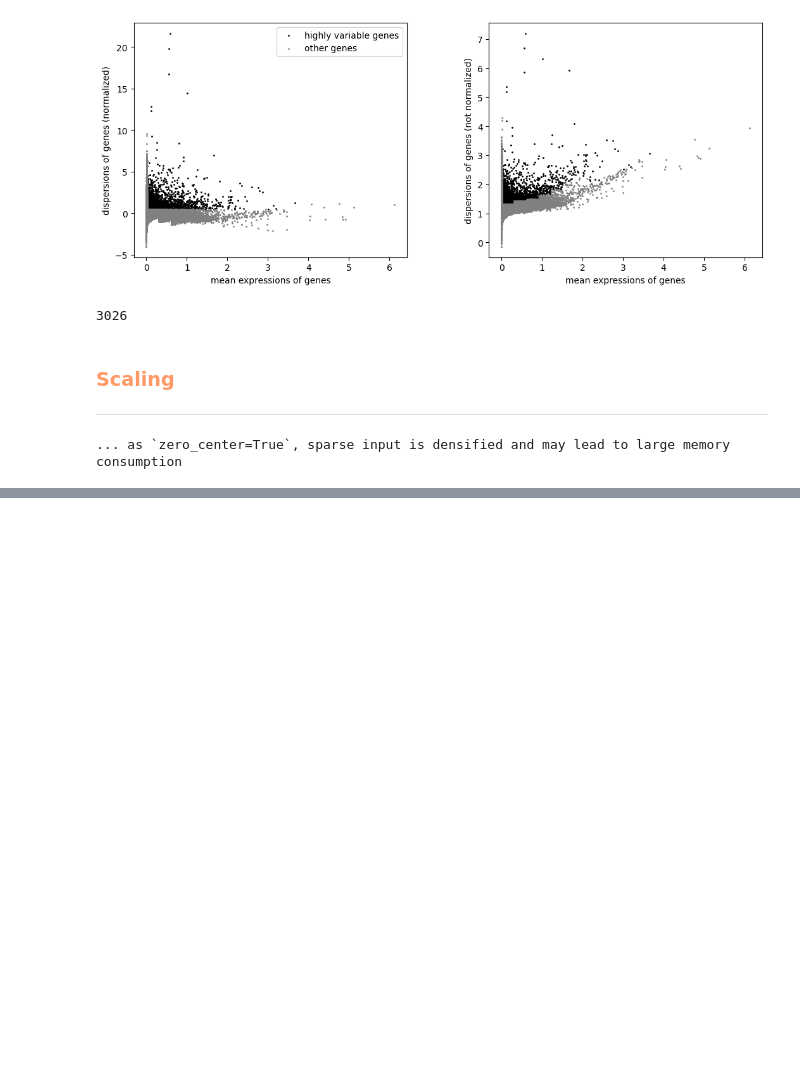
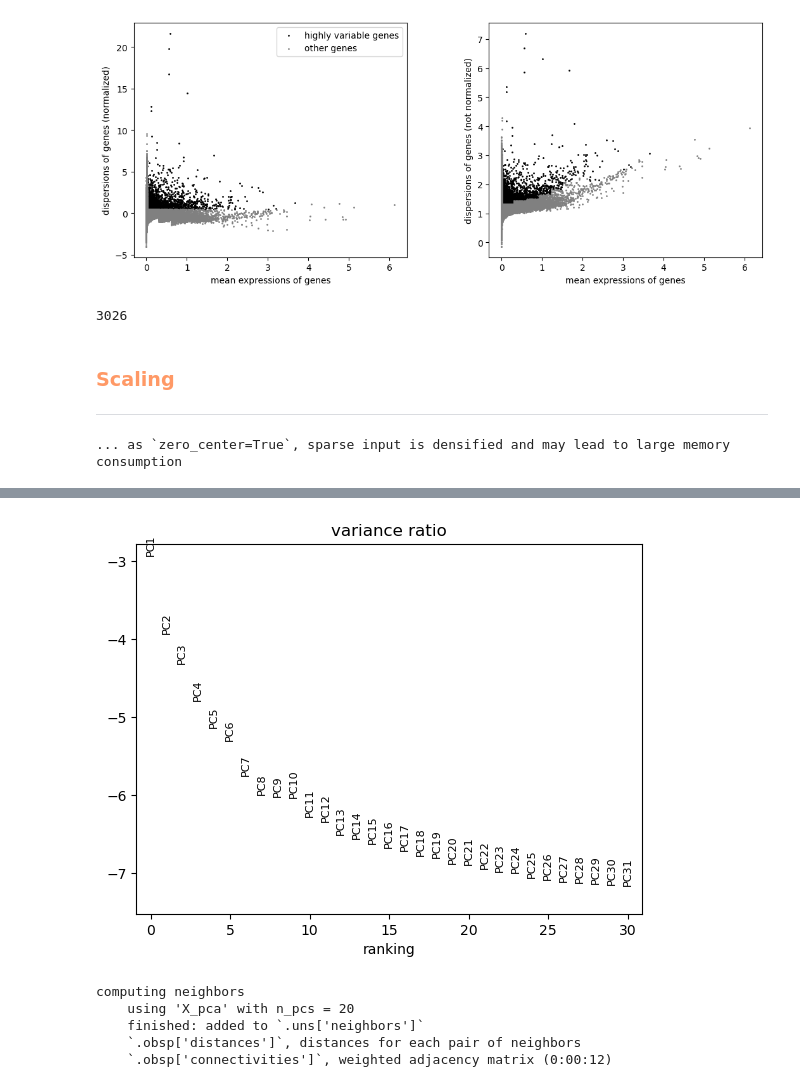
Before and after one commit to the-rich-piana/BioInfo-Notes, a Jupyter notebook: pbmc10k_ATAC.ipynb, the cells around one changed output, grey strips where cells are left out. Drawn from its saved outputs; the diff is of its cells as text; code cells hidden in the pictures; blank space fills up the shorter version.

```diff
--- a/pbmc10k_ATAC.ipynb
+++ b/pbmc10k_ATAC.ipynb
@@ -148,0 +174,12 @@ compute cell neighbourhood graph, and perform clustering to define cell types.
+# %%
+sc.pl.pca_variance_ratio(rna, log=True)
+# %% [output]
+[figure, added]
+# %%
+sc.pp.neighbors(rna, n_neighbors=10, n_pcs=20)
+# %% [output]
+computing neighbors
+    using 'X_pca' with n_pcs = 20
+    finished: added to `.uns['neighbors']`
+    `.obsp['distances']`, distances for each pair of neighbors
+    `.obsp['connectivities']`, weighted adjacency matrix (0:00:12)
```
Also changed, not shown: parts of 30 cells of this notebook.
